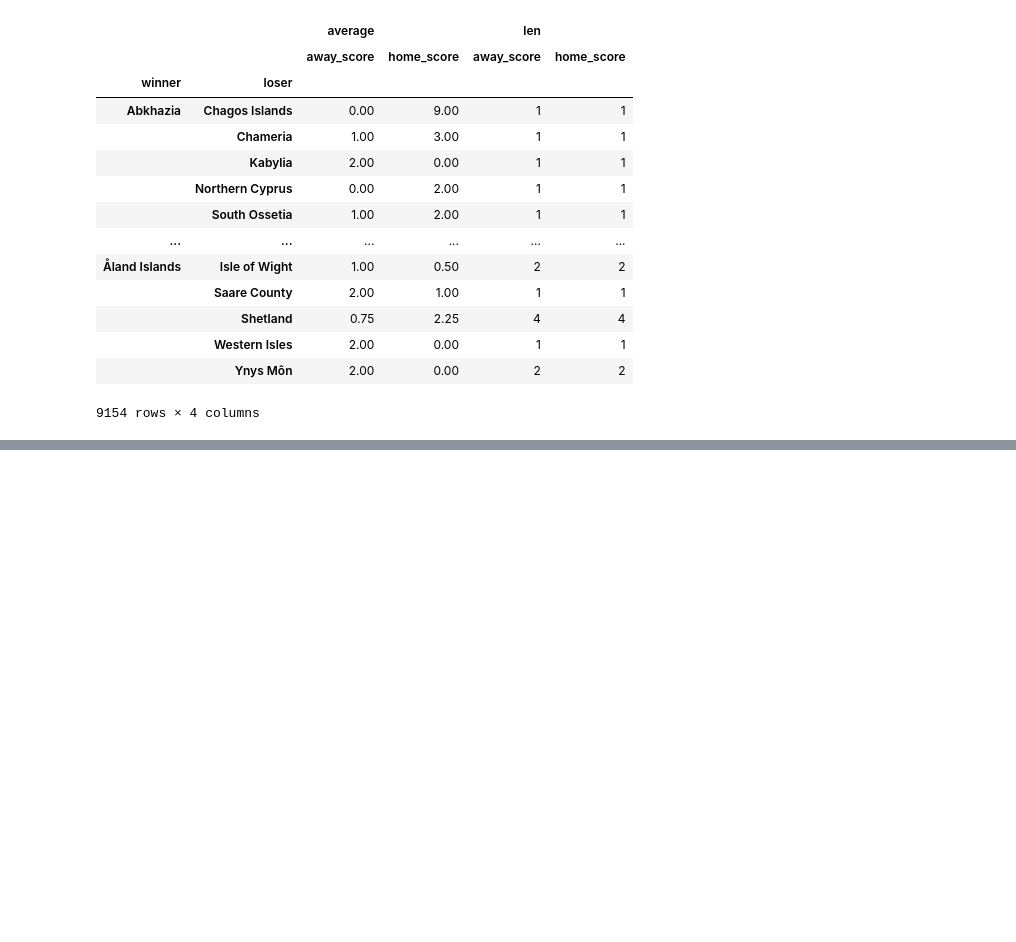
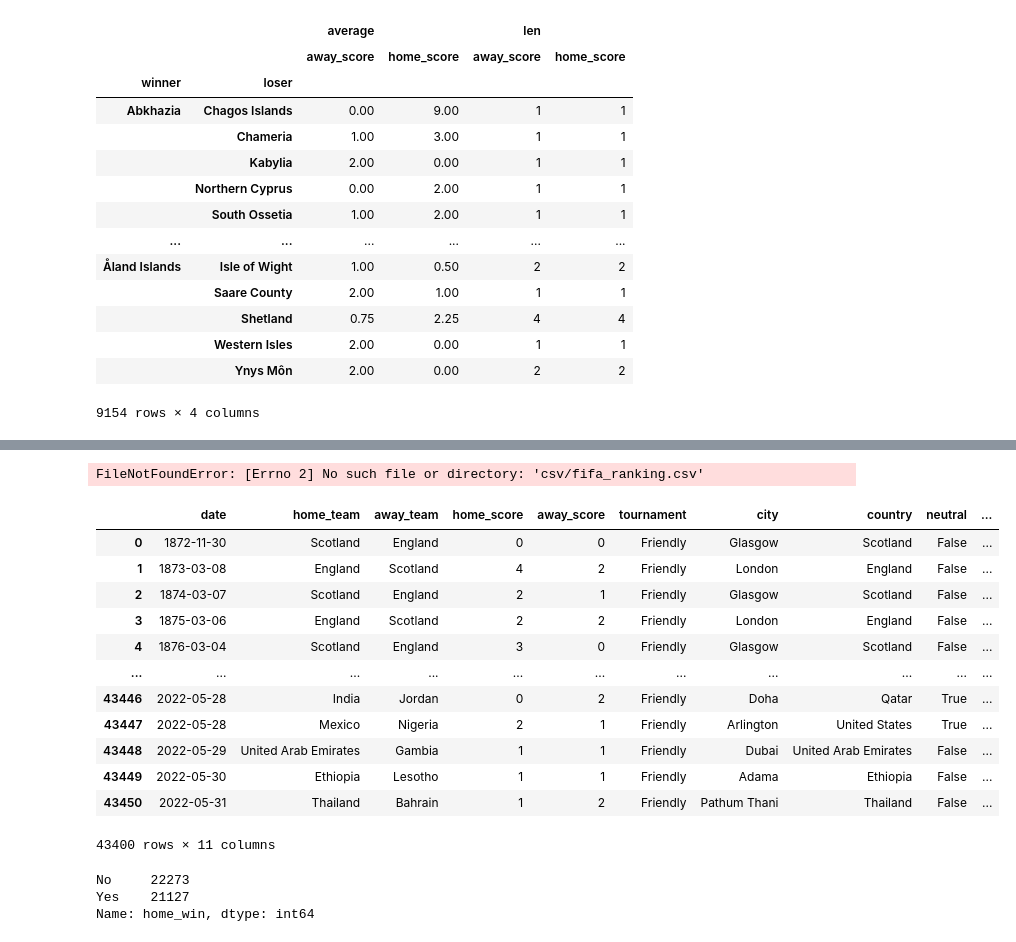
Before and after one commit to l-aleksashka-l/ML, a Jupyter notebook: Stepik/Match_predictions.ipynb, the cells around one changed output, grey strips where cells are left out. Cells and saved outputs as stored; diff of their text form; code cells hidden in the pictures; blank space fills up the shorter version.

```diff
--- a/Stepik/Match_predictions.ipynb
+++ b/Stepik/Match_predictions.ipynb
@@ -741,0 +896,77 @@ win_lose.pivot_table(index=['winner','loser'], aggfunc=[np.average, len], values
+# %%
+import numpy as np # linear algebra
+import pandas as pd # data processing, CSV file I/O (e.g. pd.read_csv)
+from matplotlib import pyplot as plt
+
+rankings = pd.read_csv('csv/fifa_ranking.csv')
+rankings = rankings.loc[:,['rank', 'country_full', 'country_abrv', 'cur_year_avg_weighted', 'rank_date',
+                           'two_year_ago_weighted', 'three_year_ago_weighted']]
+rankings = rankings.replace({"IR Iran": "Iran"})
+rankings['weighted_points'] =  rankings['cur_year_avg_weighted'] + rankings['two_year_ago_weighted'] + rankings['three_year_ago_weighted']
+rankings['rank_date'] = pd.to_datetime(rankings['rank_date'])
+
+matches = pd.read_csv('../input/international-football-results-from-1872-to-2017/results.csv')
+matches =  matches.replace({'Germany DR': 'Germany', 'China': 'China PR'})
+matches['date'] = pd.to_datetime(matches['date'])
+
+world_cup = pd.read_csv('../input/fifa-worldcup-2018-dataset/World Cup 2018 Dataset.csv')
+world_cup = world_cup.loc[:, ['Team', 'Group', 'First match \nagainst', 'Second match\n against', 'Third match\n against']]
+world_cup = world_cup.dropna(how='all')
+world_cup = world_cup.replace({"IRAN": "Iran",
+                               "Costarica": "Costa Rica",
+                               "Porugal": "Portugal",
+                               "Columbia": "Colombia",
+                               "Korea" : "Korea Republic"})
+world_cup = world_cup.set_index('Team')
+# %% [output]
+FileNotFoundError: [Errno 2] No such file or directory: 'csv/fifa_ranking.csv'
+# %%
+import numpy as np
+import pandas as pd
+import matplotlib.pyplot as plt
+import matplotlib.mlab as mlab
+import matplotlib
+
+plt.style.use('ggplot')
+
+from matplotlib.pyplot import figure
+
+%matplotlib inline
+
+matplotlib.rcParams['figure.figsize'] = (12,8)
+
+pd.options.mode.chained_assignment = None
+
+df = pd.read_csv("csv/results.csv")
+# %%
+#Selecting teams that have played both home and away games
+x=0
+while x < 2:
+    df = df[df.away_team.isin(df['home_team'].unique())]
+    df = df[df.home_team.isin(df['away_team'].unique())]
+    x+=1
+# %%
+df['home_win'] = np.where((df['home_score'] > df['away_score']), 'Yes', 'No')
+df['away_win'] = np.where((df['home_score'] < df['away_score']), 'Yes', 'No')
+df
+# %% [output]
+|  | date | home_team | away_team | home_score | away_score | tournament | city | country | neutral | ... |
+| 0 | 1872-11-30 | Scotland | England | 0 | 0 | Friendly | Glasgow | Scotland | False | ... |
+| 1 | 1873-03-08 | England | Scotland | 4 | 2 | Friendly | London | England | False | ... |
+| 2 | 1874-03-07 | Scotland | England | 2 | 1 | Friendly | Glasgow | Scotland | False | ... |
+| 3 | 1875-03-06 | England | Scotland | 2 | 2 | Friendly | London | England | False | ... |
+| 4 | 1876-03-04 | Scotland | England | 3 | 0 | Friendly | Glasgow | Scotland | False | ... |
+| ... | ... | ... | ... | ... | ... | ... | ... | ... | ... | ... |
+| 43446 | 2022-05-28 | India | Jordan | 0 | 2 | Friendly | Doha | Qatar | True | ... |
+| 43447 | 2022-05-28 | Mexico | Nigeria | 2 | 1 | Friendly | Arlington | United States | True | ... |
+| 43448 | 2022-05-29 | United Arab Emirates | Gambia | 1 | 1 | Friendly | Dubai | United Arab Emirates | False | ... |
+| 43449 | 2022-05-30 | Ethiopia | Lesotho | 1 | 1 | Friendly | Adama | Ethiopia | False | ... |
+| 43450 | 2022-05-31 | Thailand | Bahrain | 1 | 2 | Friendly | Pathum Thani | Thailand | False | ... |
+43400 rows × 11 columns
+# %%
+#How many times the home team won Yes implies that the home team won and vice versa
+df['home_win'].value_counts()
+# %% [output]
+No     22273
+Yes    21127
+Name: home_win, dtype: int64
```
Also changed, not shown: parts of 9 cells of this notebook.
